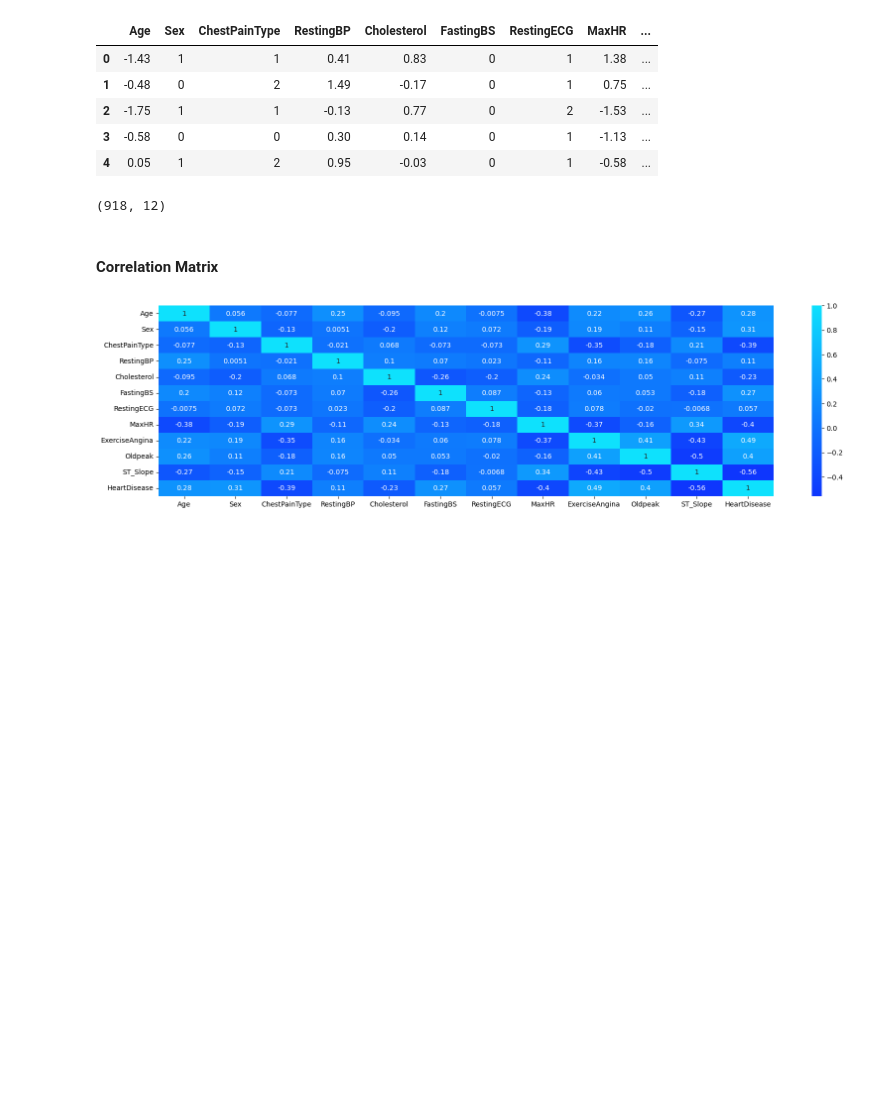
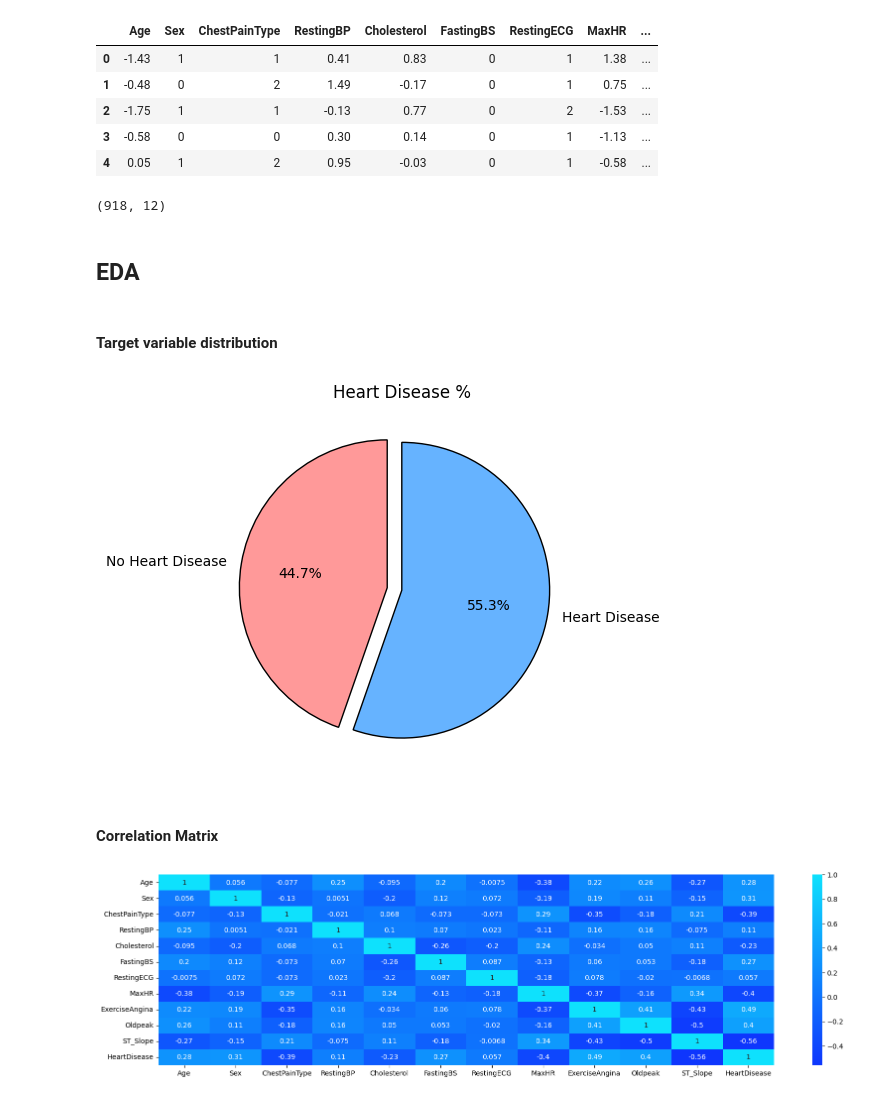
Before and after one commit to Reeju2019/Python-final-project, a Jupyter notebook: notebooks/ML_Prediction.ipynb, the cells around one changed output. Saved outputs shown, nothing was run; the diff lists cells and outputs as text; code cells hidden in the pictures; blank space fills up the shorter version.

```diff
--- a/notebooks/ML_Prediction.ipynb
+++ b/notebooks/ML_Prediction.ipynb
@@ -109,6 +109,35 @@ df1.head()
 df1.shape
 # %% [output]
 (918, 12)
+# %% [markdown]
+## EDA
+# %% [markdown]
+#### Target variable distribution
+# %%
+import matplotlib.pyplot as plt
+
+# Ensure colors are defined
+colors = ['#ff9999', '#66b3ff']  # Example colors (you can customize)
+
+# Get the value counts of 'HeartDisease'
+l = list(df1['HeartDisease'].value_counts())
+
+# Calculate the percentage for each category (heart disease vs no heart disease)
+circle = [l[1] / sum(l) * 100, l[0] / sum(l) * 100]
+
+# Create the pie chart
+plt.pie(circle,
+        labels=['No Heart Disease', 'Heart Disease'],
+        autopct='%1.1f%%',
+        startangle=90,
+        explode=(0.1, 0),
+        colors=colors,
+        wedgeprops={'edgecolor': 'black', 'linewidth': 1, 'antialiased': True})
+
+plt.title('Heart Disease %')
+plt.show()
+# %% [output]
+[figure, added]
 # %% [markdown]
 #### Correlation Matrix
 # %%
```
Also changed, not shown: parts of 15 cells of this notebook.
